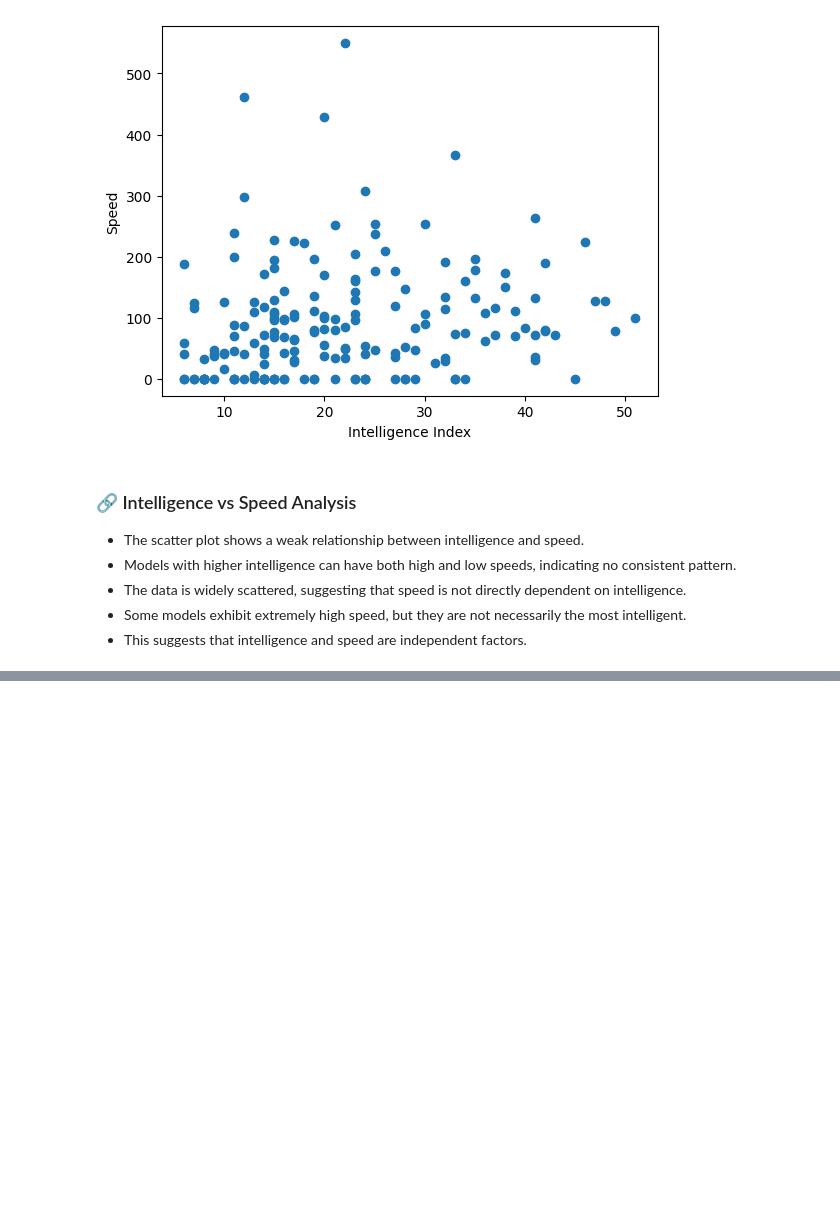
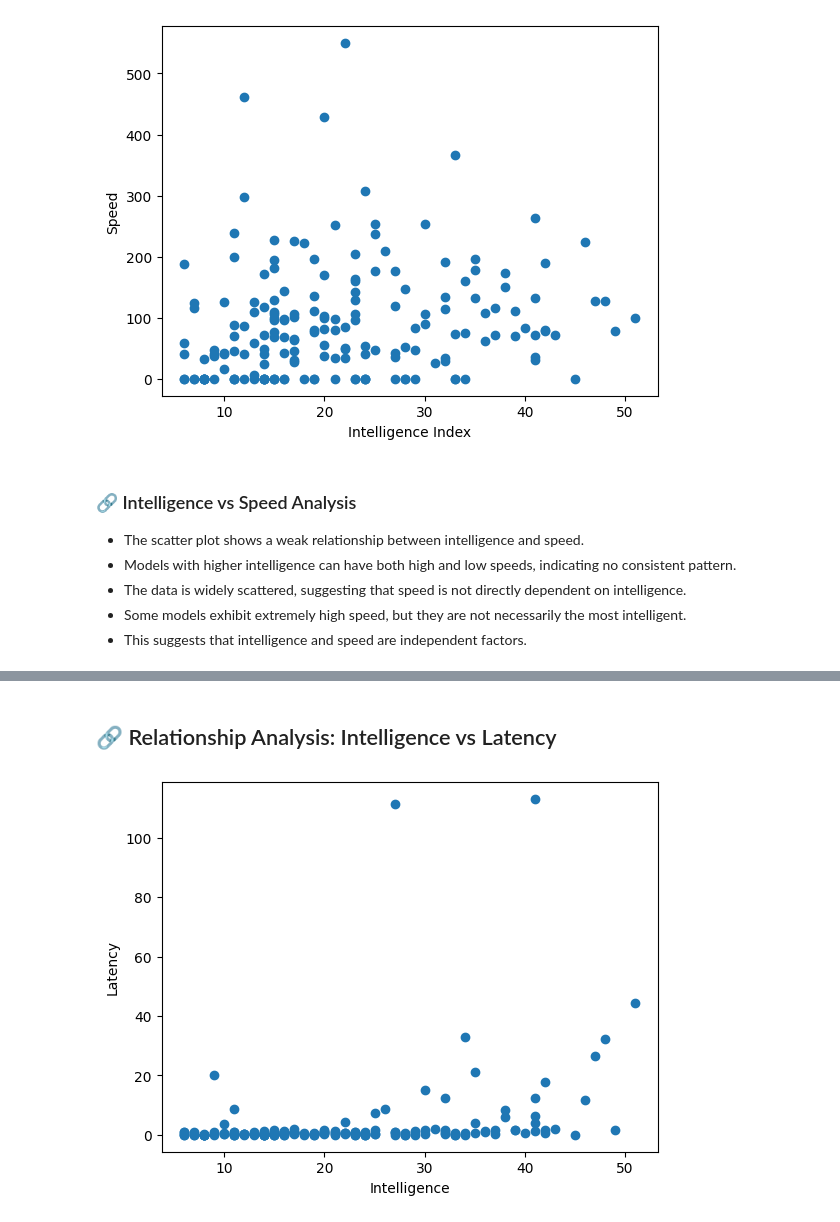
Before and after one commit to M-Codes6/AI-Models-Benchmark-Dataset-2026-latest-, a Jupyter notebook: notebooks/analysis.ipynb, the cells around one changed output, grey strips where cells are left out. Cells and saved outputs as stored; diff of their text form; code cells hidden in the pictures; blank space fills up the shorter version.

```diff
--- a/notebooks/analysis.ipynb
+++ b/notebooks/analysis.ipynb
@@ -310,0 +343,9 @@ plt.show()
+# %% [markdown]
+## 🔗 Relationship Analysis: Intelligence vs Latency
+# %%
+plt.scatter(df["Intelligence Index"], df["Latency (First Answer Chunk /s)"])
+plt.xlabel("Intelligence")
+plt.ylabel("Latency")
+plt.show()
+# %% [output]
+[figure, added]
```
Also changed, not shown: parts of 6 cells of this notebook.
